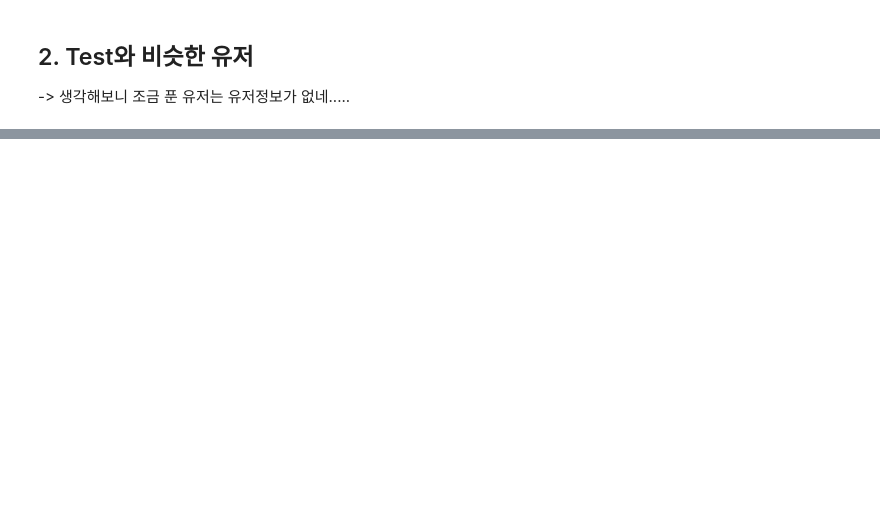
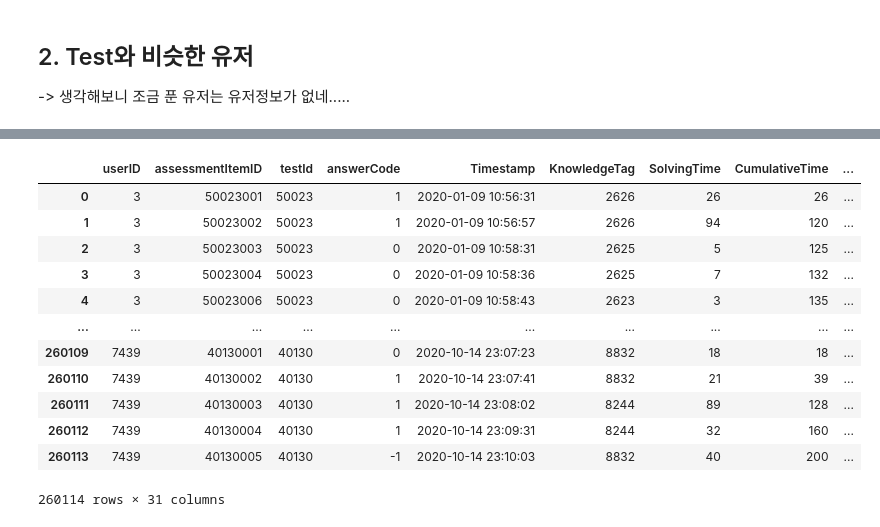
Before and after one commit to boostcampaitech6/level2-dkt-recsys-06, a Jupyter notebook: code/EDA.ipynb, the cells around one changed output, grey strips where cells are left out. Cells and saved outputs as stored; diff of their text form; code cells hidden in the pictures; blank space fills up the shorter version.

```diff
--- a/code/EDA.ipynb
+++ b/code/EDA.ipynb
@@ -1104,0 +1259,7 @@ a.to_csv('../data/FE_v3.1.1.csv')
+# %%
+all = (df.groupby('userID')['answerCode'].min()==-1).index
+idx = (df.groupby('userID')['answerCode'].min()==-1).values
+
+test_idx = all[idx]
+# %%
+df.set_index('userID').loc[test_idx].reset_index(drop=False).sort_values(['userID','Timestamp']).to_csv('FE_v6_test.csv', index=False)
@@ -1104,0 +1271,4 @@ a.to_csv('../data/FE_v3.1.1.csv')
+# %%
+df = df.set_index('userID').loc[test_idx].reset_index(drop=False).sort_values(['userID','Timestamp'])
+# %%
+df = df.reset_index(drop=True)
@@ -1104,0 +1291,16 @@ a.to_csv('../data/FE_v3.1.1.csv')
+# %%
+df
+# %% [output]
+|  | userID | assessmentItemID | testId | answerCode | Timestamp | KnowledgeTag | SolvingTime | CumulativeTime | ... |
+| 0 | 3 | 50023001 | 50023 | 1 | 2020-01-09 10:56:31 | 2626 | 26 | 26 | ... |
+| 1 | 3 | 50023002 | 50023 | 1 | 2020-01-09 10:56:57 | 2626 | 94 | 120 | ... |
+| 2 | 3 | 50023003 | 50023 | 0 | 2020-01-09 10:58:31 | 2625 | 5 | 125 | ... |
+| 3 | 3 | 50023004 | 50023 | 0 | 2020-01-09 10:58:36 | 2625 | 7 | 132 | ... |
+| 4 | 3 | 50023006 | 50023 | 0 | 2020-01-09 10:58:43 | 2623 | 3 | 135 | ... |
+| ... | ... | ... | ... | ... | ... | ... | ... | ... | ... |
+| 260109 | 7439 | 40130001 | 40130 | 0 | 2020-10-14 23:07:23 | 8832 | 18 | 18 | ... |
+| 260110 | 7439 | 40130002 | 40130 | 1 | 2020-10-14 23:07:41 | 8832 | 21 | 39 | ... |
+| 260111 | 7439 | 40130003 | 40130 | 1 | 2020-10-14 23:08:02 | 8244 | 89 | 128 | ... |
+| 260112 | 7439 | 40130004 | 40130 | 1 | 2020-10-14 23:09:31 | 8244 | 32 | 160 | ... |
+| 260113 | 7439 | 40130005 | 40130 | -1 | 2020-10-14 23:10:03 | 8832 | 40 | 200 | ... |
+260114 rows × 31 columns
```
Also changed, not shown: parts of 35 cells of this notebook, 13 other files.
